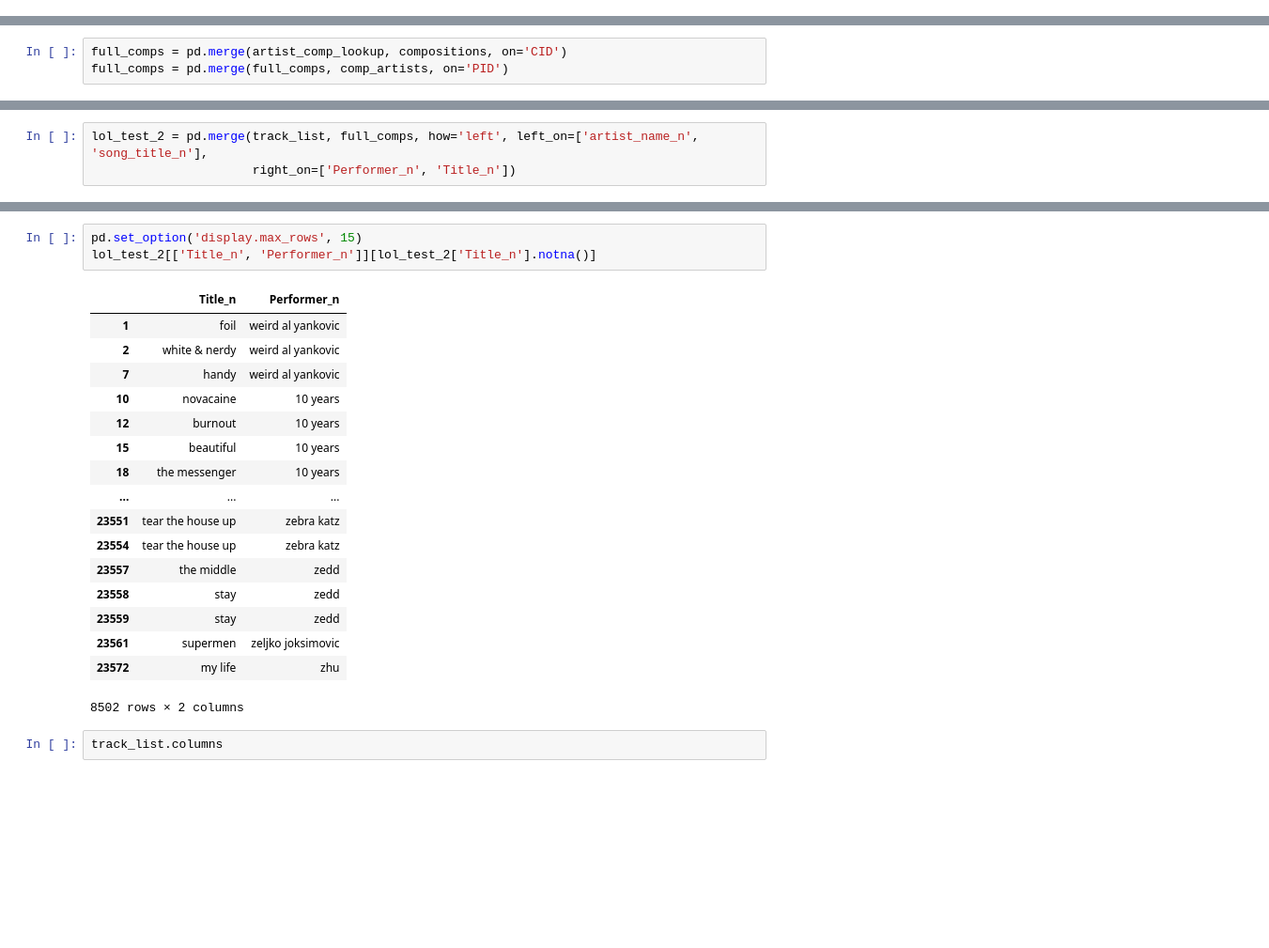
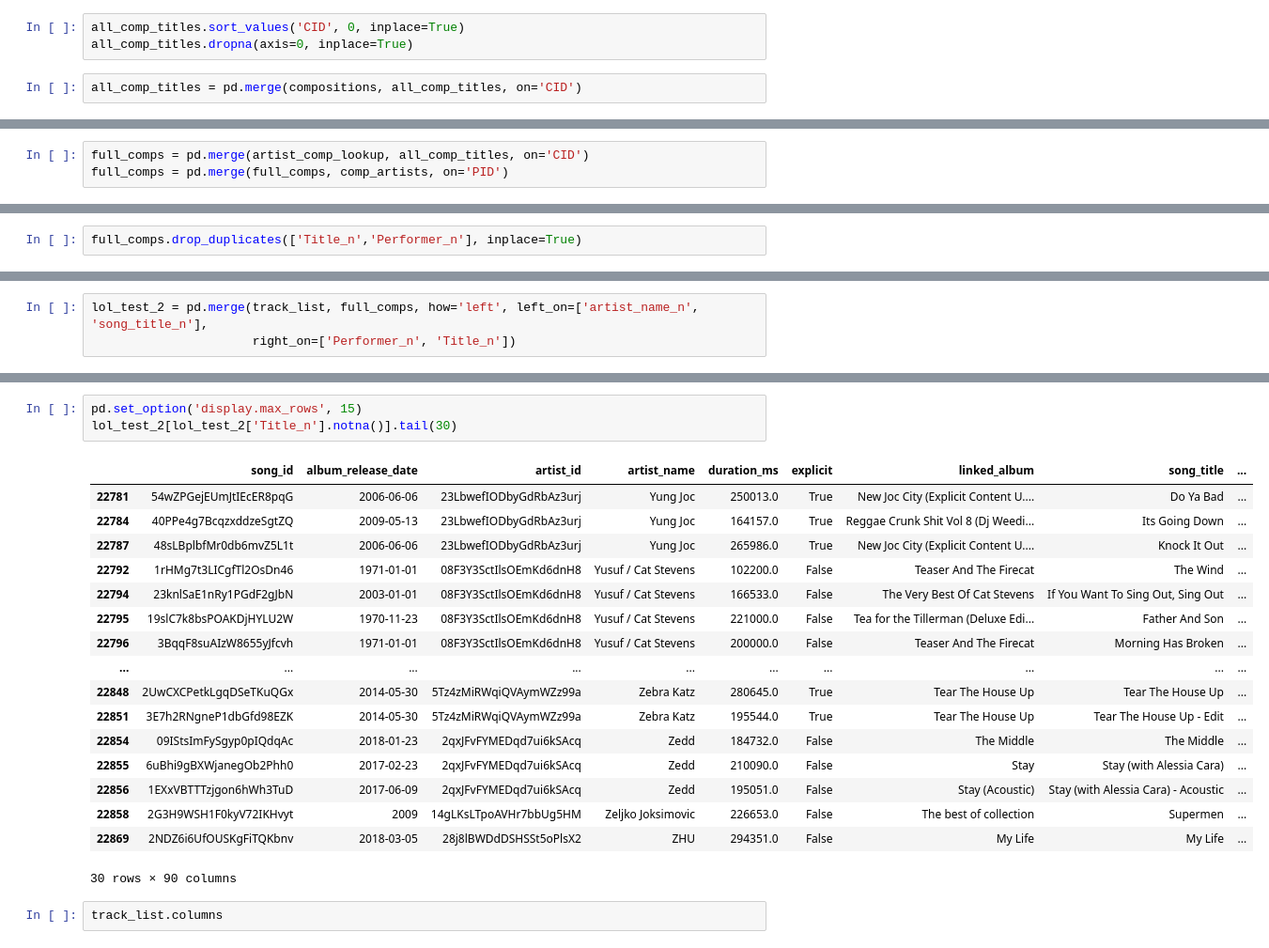
Before and after one commit to jonjohnsontc/songwriter-graph, a Jupyter notebook: notebooks/matching_songs.ipynb, the cells around one changed output, grey strips where cells are left out. Shown at 94% size. Saved outputs shown, nothing was run; the diff lists cells and outputs as text; blank space fills up the shorter version.

```diff
--- a/notebooks/matching_songs.ipynb
+++ b/notebooks/matching_songs.ipynb
@@ -58,0 +76,5 @@ len(full_comps)
+# %%
+all_comp_titles.sort_values('CID', 0, inplace=True)
+all_comp_titles.dropna(axis=0, inplace=True)
+# %%
+all_comp_titles = pd.merge(compositions, all_comp_titles, on='CID')
@@ -59,3 +83,3 @@ len(full_comps)
 # %%
-full_comps = pd.merge(artist_comp_lookup, compositions, on='CID')
+full_comps = pd.merge(artist_comp_lookup, all_comp_titles, on='CID')
 full_comps = pd.merge(full_comps, comp_artists, on='PID')
@@ -307,3 +358,5 @@ full_comps['Title_n'] = full_comps['Title_n'].apply(lambda x: re.sub(r'( feat\..
+# %%
+full_comps.drop_duplicates(['Title_n','Performer_n'], inplace=True)
 # %% [markdown]
 ### Merge Try 2
 # %%
@@ -322,24 +375,24 @@ memory usage: 553.0+ KB
 # %%
 pd.set_option('display.max_rows', 15)
-lol_test_2[['Title_n', 'Performer_n']][lol_test_2['Title_n'].notna()]
+lol_test_2[lol_test_2['Title_n'].notna()].tail(30)
 # %% [output]
-|  | Title_n | Performer_n |
-| 1 | foil | weird al yankovic |
-| 2 | white & nerdy | weird al yankovic |
-| 7 | handy | weird al yankovic |
-| 10 | novacaine | 10 years |
-| 12 | burnout | 10 years |
-| 15 | beautiful | 10 years |
-| 18 | the messenger | 10 years |
-| ... | ... | ... |
-| 23551 | tear the house up | zebra katz |
-| 23554 | tear the house up | zebra katz |
-| 23557 | the middle | zedd |
-| 23558 | stay | zedd |
-| 23559 | stay | zedd |
-| 23561 | supermen | zeljko joksimovic |
-| 23572 | my life | zhu |
+|  | song_id | album_release_date | artist_id | artist_name | duration_ms | explicit | linked_album | song_title | ... |
+| 22781 | 54wZPGejEUmJtIEcER8pqG | 2006-06-06 | 23LbwefIODbyGdRbAz3urj | Yung Joc | 250013.0 | True | New Joc City (Explicit Content U.... | Do Ya Bad | ... |
+| 22784 | 40PPe4g7BcqzxddzeSgtZQ | 2009-05-13 | 23LbwefIODbyGdRbAz3urj | Yung Joc | 164157.0 | True | Reggae Crunk Shit Vol 8 (Dj Weedi... | Its Going Down | ... |
+| 22787 | 48sLBplbfMr0db6mvZ5L1t | 2006-06-06 | 23LbwefIODbyGdRbAz3urj | Yung Joc | 265986.0 | True | New Joc City (Explicit Content U.... | Knock It Out | ... |
+| 22792 | 1rHMg7t3LICgfTl2OsDn46 | 1971-01-01 | 08F3Y3SctIlsOEmKd6dnH8 | Yusuf / Cat Stevens | 102200.0 | False | Teaser And The Firecat | The Wind | ... |
+| 22794 | 23knlSaE1nRy1PGdF2gJbN | 2003-01-01 | 08F3Y3SctIlsOEmKd6dnH8 | Yusuf / Cat Stevens | 166533.0 | False | The Very Best Of Cat Stevens | If You Want To Sing Out, Sing Out | ... |
+| 22795 | 19slC7k8bsPOAKDjHYLU2W | 1970-11-23 | 08F3Y3SctIlsOEmKd6dnH8 | Yusuf / Cat Stevens | 221000.0 | False | Tea for the Tillerman (Deluxe Edi... | Father And Son | ... |
+| 22796 | 3BqqF8suAIzW8655yJfcvh | 1971-01-01 | 08F3Y3SctIlsOEmKd6dnH8 | Yusuf / Cat Stevens | 200000.0 | False | Teaser And The Firecat | Morning Has Broken | ... |
+| ... | ... | ... | ... | ... | ... | ... | ... | ... | ... |
+| 22848 | 2UwCXCPetkLgqDSeTKuQGx | 2014-05-30 | 5Tz4zMiRWqiQVAymWZz99a | Zebra Katz | 280645.0 | True | Tear The House Up | Tear The House Up | ... |
+| 22851 | 3E7h2RNgneP1dbGfd98EZK | 2014-05-30 | 5Tz4zMiRWqiQVAymWZz99a | Zebra Katz | 195544.0 | True | Tear The House Up | Tear The House Up - Edit | ... |
+| 22854 | 09IStsImFySgyp0pIQdqAc | 2018-01-23 | 2qxJFvFYMEDqd7ui6kSAcq | Zedd | 184732.0 | False | The Middle | The Middle | ... |
+| 22855 | 6uBhi9gBXWjanegOb2Phh0 | 2017-02-23 | 2qxJFvFYMEDqd7ui6kSAcq | Zedd | 210090.0 | False | Stay | Stay (with Alessia Cara) | ... |
+| 22856 | 1EXxVBTTTzjgon6hWh3TuD | 2017-06-09 | 2qxJFvFYMEDqd7ui6kSAcq | Zedd | 195051.0 | False | Stay (Acoustic) | Stay (with Alessia Cara) - Acoustic | ... |
+| 22858 | 2G3H9WSH1F0kyV72IKHvyt | 2009 | 14gLKsLTpoAVHr7bbUg5HM | Zeljko Joksimovic | 226653.0 | False | The best of collection | Supermen | ... |
+| 22869 | 2NDZ6i6UfOUSKgFiTQKbnv | 2018-03-05 | 28j8lBWDdDSHSSt5oPlsX2 | ZHU | 294351.0 | False | My Life | My Life | ... |
-8502 rows × 2 columns
+30 rows × 90 columns
 # %%
 track_list.columns
 # %% [output]
```
Also changed, not shown: parts of 32 cells of this notebook, 20 other files.
